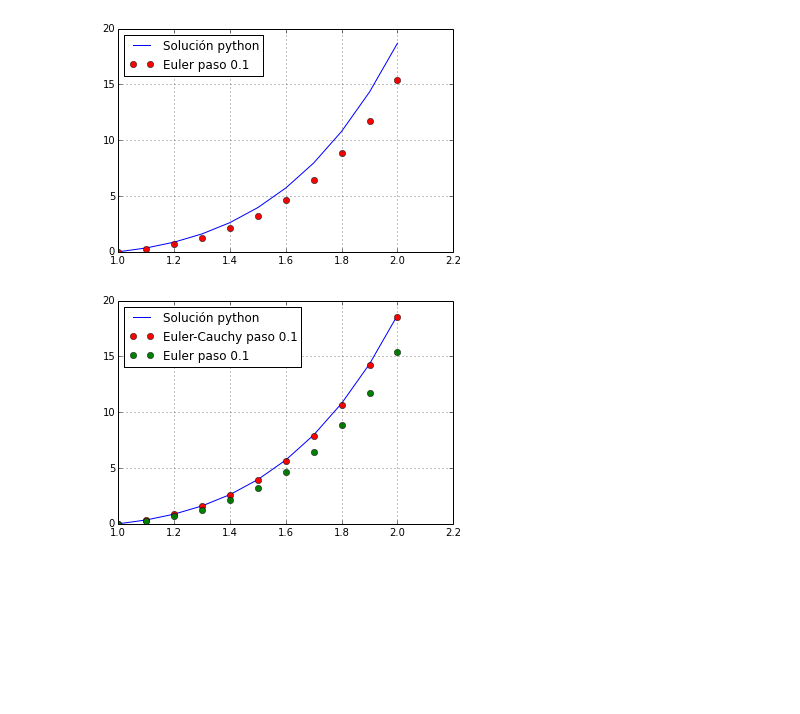
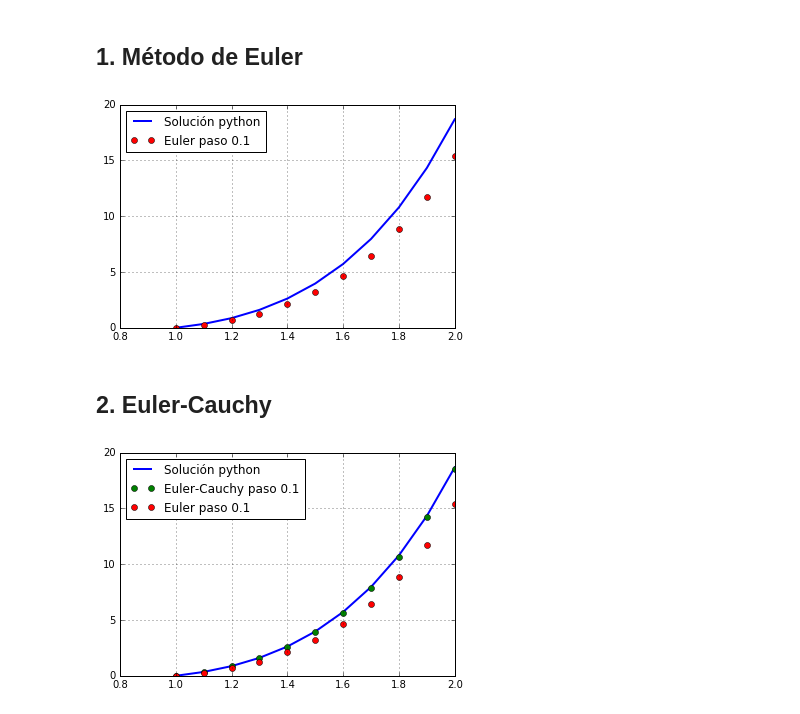
Before and after one commit to rrgalvan/python-mnii, a Jupyter notebook: 4-EDO/Tema-4_Pb-1.ipynb, the cells around one changed output. Drawn from its saved outputs; the diff is of its cells as text; code cells hidden in the pictures; blank space fills up the shorter version.

```diff
--- a/4-EDO/Tema-4_Pb-1.ipynb
+++ b/4-EDO/Tema-4_Pb-1.ipynb
@@ -17,61 +24,77 @@ def f(t,y): return 2*y/t + t**2 * exp(t)
 a, b = 1, 2
 y_a = 0
 h = 0.1
+# %% [markdown]
+## 1. Método de Euler
 # %%
 def euler(f, y_a, a, b, h):
-    """Calcula la solución de y'=f(t,y) mediante el mét. Euler."""
+    """
+    Calcula la solución de y'=f(t,y) mediante el mét. Euler.
+
+    Argumentos:
+           f : Función f(t,y) que defien a la EDO
+         y_a : Condición inicial en t=a
+        a, b : Extremos del intervalo temporal
+           h : Paso de tiempo
+    Valores devueltos:
+        lista_t : Soporte de puntos, t_i, utilizados
+
+    """
     N = int( round((b-a)/h) )
 
-    soporte = linspace(a, b, N+1)
+    lista_t = linspace(a, b, N+1)
     sol = [y_a]
     yn = y_a
     for i in range(N): # i = 0, 1, ..., N-1
-        tn = soporte[i]
+        tn = lista_t[i]
         yn1 = yn + h * f(tn, yn) # Método de Euler
         sol.append(yn1)
         yn = yn1 # Actualizo yn para próxima iteración
-    return soporte, sol
+    return lista_t, sol
 
-soporte, sol_euler = euler(f, y_a, a, b, 0.1)
+lista_t, sol_euler = euler(f, y_a, a, b, 0.1)
 # %%
 # solución mediante python
 from scipy.integrate import odeint
 def func(y, t): return f(t, y)
-sol_python = odeint(func, y_a, soporte)
-plot(soporte, sol_python, label=u'Solución python')
-plot(soporte, sol_euler, 'o', c='red',  label='Euler paso ' + str(h))
+sol_python = odeint(func, y_a, lista_t)
+
+plot(lista_t, sol_python, lw=2, label=u'Solución python')
+plot(lista_t, sol_euler, 'o', c='red', label='Euler paso ' + str(h))
 legend(loc='best')
 grid()
 # %% [output]
-[figure, old version]
+[figure, new version]
+# %% [markdown]
+## 2. Euler-Cauchy
 # %%
 def euler_cauchy(f, y_a, a, b, h):
     """Calcula la solución de y'=f(t,y) mediante el mét. Euler-Cauchy"""
     N = int( round((b-a)/h) )
 
     soporte = linspace(a, b, N+1)
     sol = [y_a]
     yn = y_a
     for i in range(N): # i = 0, 1, ..., N-1
         tn = soporte[i]
-        t1 = tn + h/2
-        k1 = yn + h/2 * f(tn, yn)
-        yn1 = yn + h*f(t1,k1)
+        k1 = f(tn, yn)
+        k2 = f(tn+h/2, yn+h/2*k1)
+        yn1 = yn + h*k2
         sol.append(yn1)
-        yn = yn1 # Actualizo yn para próxima iteración
+        yn = yn1 # Actualizo yn para la próxima iteración
     return soporte, sol
 
-soporte, sol_euler_cauchy = euler_cauchy(f, y_a, a, b, 0.1)
+lista_t, sol_euler_cauchy = euler_cauchy(f, y_a, a, b, 0.1)
 
 # solución mediante python
 from scipy.integrate import odeint
 def func(y, t): return f(t, y)
-sol_python = odeint(func, y_a, soporte)
+sol_python = odeint(func, y_a, lista_t)
 
-plot(soporte, sol_python, label=u'Solución python')
-plot(soporte, sol_euler_cauchy, 'o', c='red',  label='Euler-Cauchy paso ' + str(h))
-plot(soporte, sol_euler, 'o', c='green',  label='Euler paso ' + str(h))
+plot(lista_t, sol_python, lw=2, label=u'Solución python')
+plot(lista_t, sol_euler_cauchy, 'o', c='green', label='Euler-Cauchy paso ' + str(h))
+plot(lista_t, sol_euler, 'o', c='red',  label='Euler paso ' + str(h))
 legend(loc='best')
 grid()
 # %% [output]
-[figure, old version]
+[figure, new version]
```
Also changed, not shown: parts of 4 cells of this notebook.
